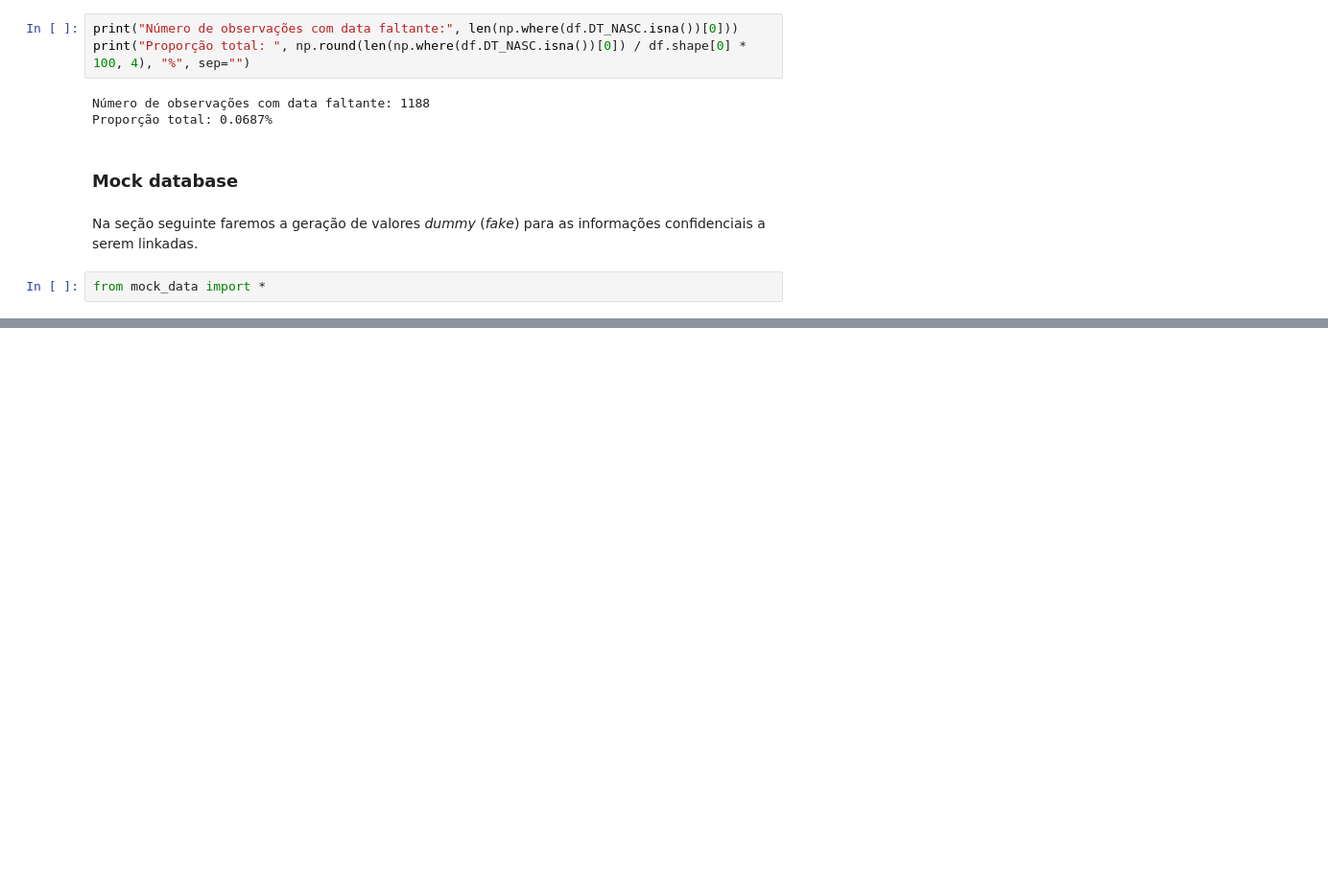
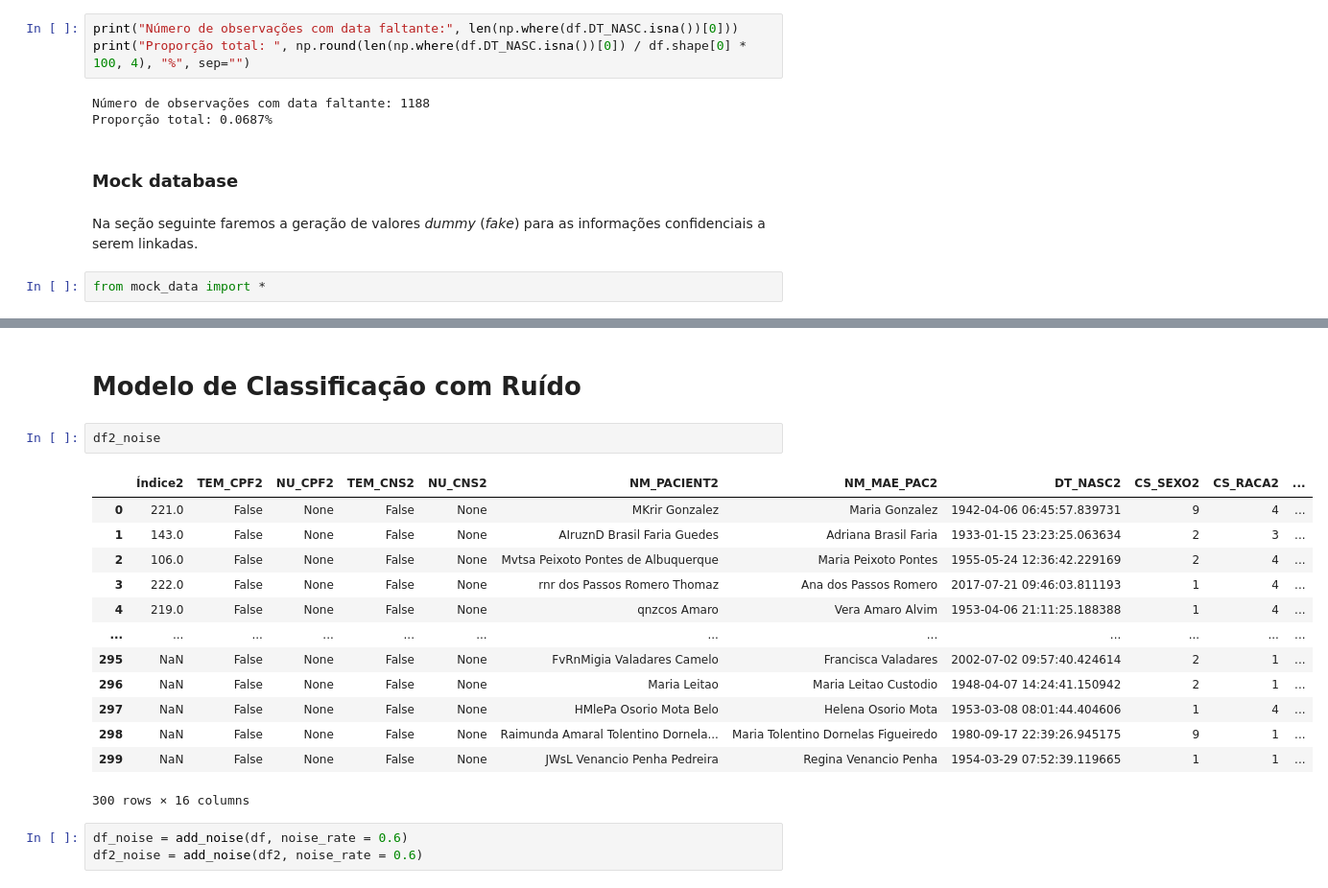
Before and after one commit to nhilariosilva/hacksus, a Jupyter notebook: SREG/Linkage Train.ipynb, the cells around one changed output, grey strips where cells are left out. Shown at 96% size. Drawn from its saved outputs; the diff is of its cells as text; blank space fills up the shorter version.

```diff
--- a/SREG/Linkage Train.ipynb
+++ b/SREG/Linkage Train.ipynb
@@ -181,0 +458,21 @@ df.head(15)
+# %% [markdown]
+# Modelo de Classificação com Ruído
+# %%
+df2_noise
+# %% [output]
+|  | Índice2 | TEM_CPF2 | NU_CPF2 | TEM_CNS2 | NU_CNS2 | NM_PACIENT2 | NM_MAE_PAC2 | DT_NASC2 | CS_SEXO2 | CS_RACA2 | ... |
+| 0 | 221.0 | False | None | False | None | MKrir Gonzalez | Maria Gonzalez | 1942-04-06 06:45:57.839731 | 9 | 4 | ... |
+| 1 | 143.0 | False | None | False | None | AIruznD Brasil Faria Guedes | Adriana Brasil Faria | 1933-01-15 23:23:25.063634 | 2 | 3 | ... |
+| 2 | 106.0 | False | None | False | None | Mvtsa Peixoto Pontes de Albuquerque | Maria Peixoto Pontes | 1955-05-24 12:36:42.229169 | 2 | 4 | ... |
+| 3 | 222.0 | False | None | False | None | rnr dos Passos Romero Thomaz | Ana dos Passos Romero | 2017-07-21 09:46:03.811193 | 1 | 4 | ... |
+| 4 | 219.0 | False | None | False | None | qnzcos Amaro | Vera Amaro Alvim | 1953-04-06 21:11:25.188388 | 1 | 4 | ... |
+| ... | ... | ... | ... | ... | ... | ... | ... | ... | ... | ... | ... |
+| 295 | NaN | False | None | False | None | FvRnMigia Valadares Camelo | Francisca Valadares | 2002-07-02 09:57:40.424614 | 2 | 1 | ... |
+| 296 | NaN | False | None | False | None | Maria Leitao | Maria Leitao Custodio | 1948-04-07 14:24:41.150942 | 2 | 1 | ... |
+| 297 | NaN | False | None | False | None | HMlePa Osorio Mota Belo | Helena Osorio Mota | 1953-03-08 08:01:44.404606 | 1 | 4 | ... |
+| 298 | NaN | False | None | False | None | Raimunda Amaral Tolentino Dornela... | Maria Tolentino Dornelas Figueiredo | 1980-09-17 22:39:26.945175 | 9 | 1 | ... |
+| 299 | NaN | False | None | False | None | JWsL Venancio Penha Pedreira | Regina Venancio Penha | 1954-03-29 07:52:39.119665 | 1 | 1 | ... |
+300 rows × 16 columns
+# %%
+df_noise = add_noise(df, noise_rate = 0.6)
+df2_noise = add_noise(df2, noise_rate = 0.6)
```
Also changed, not shown: parts of 39 cells of this notebook, 2 other files.
